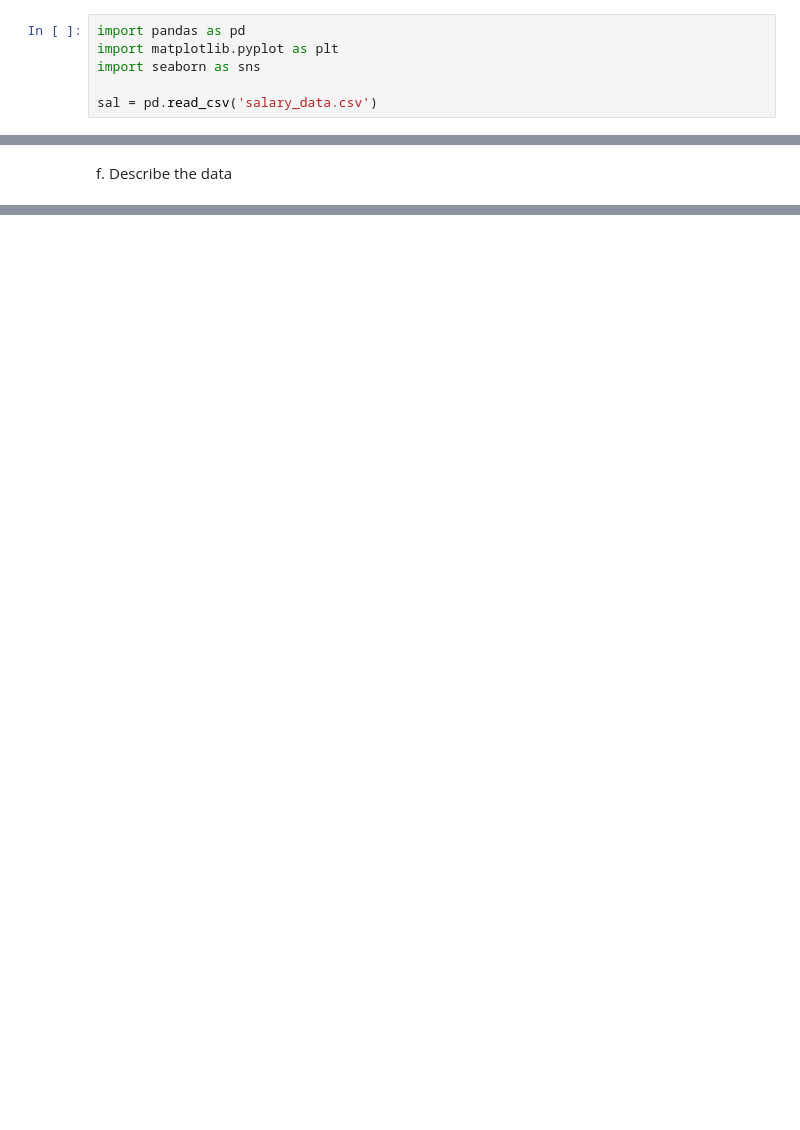
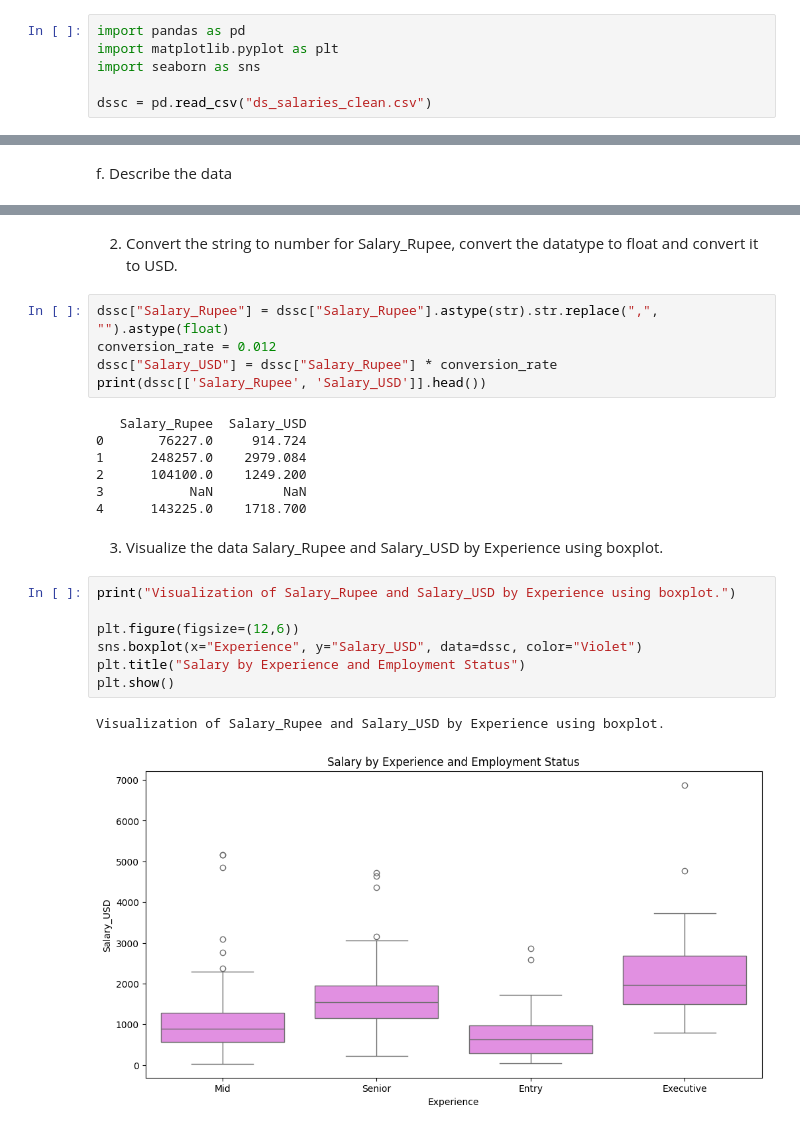
Before and after one commit to ienoiaa/ienoia, a Jupyter notebook: Calvario.ipynb, the cells around one changed output, grey strips where cells are left out. Drawn from its saved outputs; the diff is of its cells as text; blank space fills up the shorter version.

```diff
--- a/Calvario.ipynb
+++ b/Calvario.ipynb
@@ -11,7 +11,7 @@ import pandas as pd
 import matplotlib.pyplot as plt
 import seaborn as sns
 
-sal = pd.read_csv('salary_data.csv')
+dssc = pd.read_csv("ds_salaries_clean.csv")
 # %% [markdown]
 c. Checking the first 5 rows
 # %%
@@ -195,0 +98,26 @@ dtype: int64
+# %% [markdown]
+2. Convert the string to number for Salary_Rupee, convert the datatype to float and convert it to USD.
+# %%
+dssc["Salary_Rupee"] = dssc["Salary_Rupee"].astype(str).str.replace(",", "").astype(float)
+conversion_rate = 0.012
+dssc["Salary_USD"] = dssc["Salary_Rupee"] * conversion_rate
+print(dssc[['Salary_Rupee', 'Salary_USD']].head())
+# %% [output]
+   Salary_Rupee  Salary_USD
+0       76227.0     914.724
+1      248257.0    2979.084
+2      104100.0    1249.200
+3           NaN         NaN
+4      143225.0    1718.700
+# %% [markdown]
+3. Visualize the data Salary_Rupee and Salary_USD by Experience using boxplot.
+# %%
+print("Visualization of Salary_Rupee and Salary_USD by Experience using boxplot.")
+
+plt.figure(figsize=(12,6))
+sns.boxplot(x="Experience", y="Salary_USD", data=dssc, color="Violet")
+plt.title("Salary by Experience and Employment Status")
+plt.show()
+# %% [output]
+Visualization of Salary_Rupee and Salary_USD by Experience using boxplot.
+[figure, added]
```
Also changed, not shown: parts of 48 cells of this notebook.
